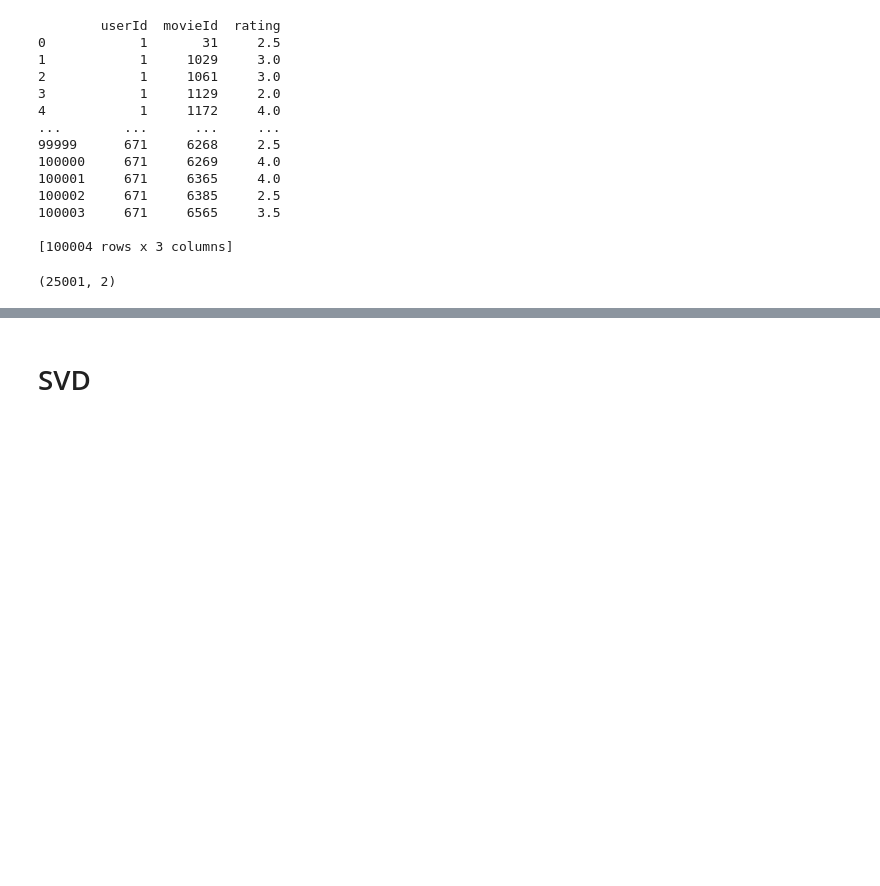
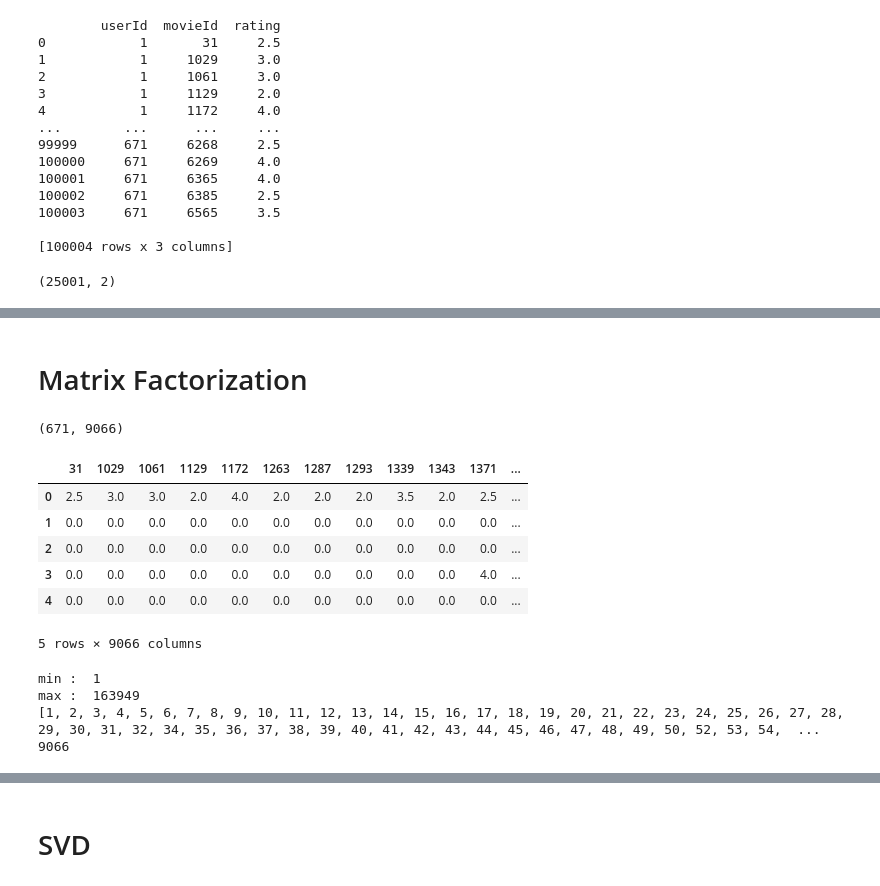
Before and after one commit to adarshX/Recommendation-systems-Implementation, a Jupyter notebook: Matrix Factorization/Matrix_Factorization.ipynb, the cells around one changed output, grey strips where cells are left out. Cells and saved outputs as stored; diff of their text form; code cells hidden in the pictures; blank space fills up the shorter version.

```diff
--- a/Matrix Factorization/Matrix_Factorization.ipynb
+++ b/Matrix Factorization/Matrix_Factorization.ipynb
@@ -58,0 +104,31 @@ X_test.shape
+# %% [markdown]
+# Matrix Factorization
+# %%
+final_data = pd.read_csv('/content/final_data.csv')
+print(final_data.shape)
+final_data.head()
+# %% [output]
+(671, 9066)
+|  | 31 | 1029 | 1061 | 1129 | 1172 | 1263 | 1287 | 1293 | 1339 | 1343 | 1371 | ... |
+| 0 | 2.5 | 3.0 | 3.0 | 2.0 | 4.0 | 2.0 | 2.0 | 2.0 | 3.5 | 2.0 | 2.5 | ... |
+| 1 | 0.0 | 0.0 | 0.0 | 0.0 | 0.0 | 0.0 | 0.0 | 0.0 | 0.0 | 0.0 | 0.0 | ... |
+| 2 | 0.0 | 0.0 | 0.0 | 0.0 | 0.0 | 0.0 | 0.0 | 0.0 | 0.0 | 0.0 | 0.0 | ... |
+| 3 | 0.0 | 0.0 | 0.0 | 0.0 | 0.0 | 0.0 | 0.0 | 0.0 | 0.0 | 0.0 | 4.0 | ... |
+| 4 | 0.0 | 0.0 | 0.0 | 0.0 | 0.0 | 0.0 | 0.0 | 0.0 | 0.0 | 0.0 | 0.0 | ... |
+5 rows × 9066 columns
+# %%
+col = []
+c = list(final_data.columns)
+for i in range(0,9066):
+  val = int(c[i])
+  col.append(val)
+col.sort()
+print("min : " , np.min(col))
+print("max : " , np.max(col))
+print(list(col))
+print(len(col))
+# %% [output]
+min :  1
+max :  163949
+[1, 2, 3, 4, 5, 6, 7, 8, 9, 10, 11, 12, 13, 14, 15, 16, 17, 18, 19, 20, 21, 22, 23, 24, 25, 26, 27, 28, 29, 30, 31, 32, 34, 35, 36, 37, 38, 39, 40, 41, 42, 43, 44, 45, 46, 47, 48, 49, 50, 52, 53, 54,  ...
+9066
```
Also changed, not shown: parts of 15 cells of this notebook, 1 other file.
